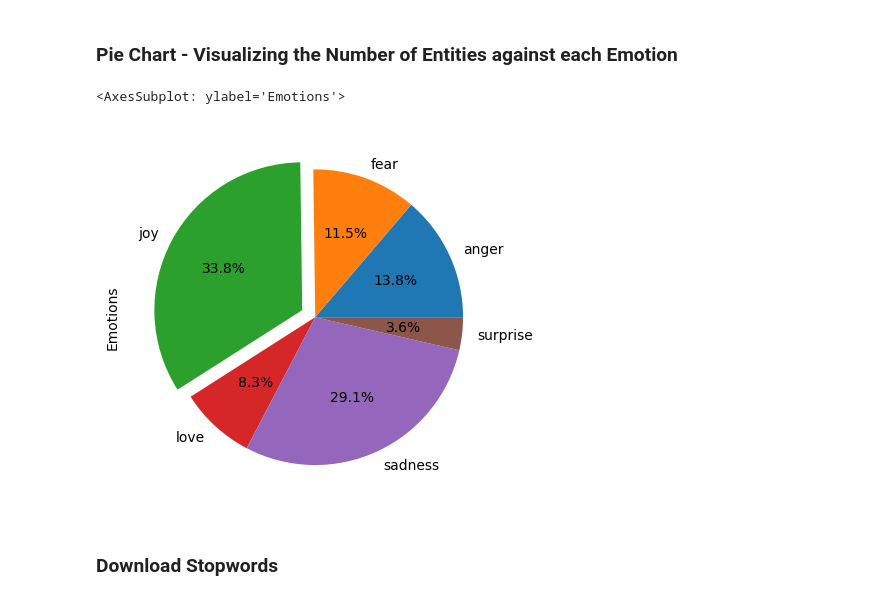
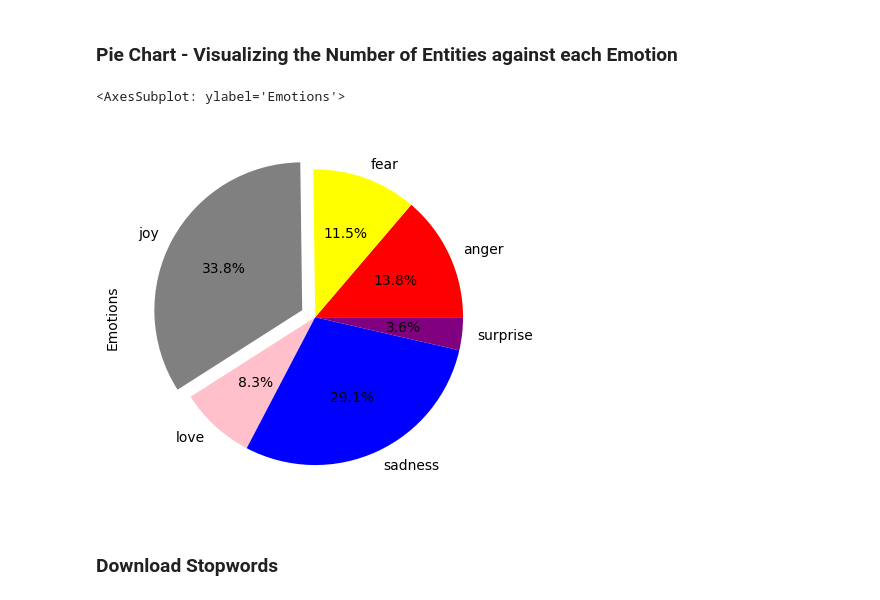
Before and after one commit to adan35/AiDreams, a Jupyter notebook: emotion_detector.ipynb, the cells around one changed output. Saved outputs shown, nothing was run; the diff lists cells and outputs as text; code cells hidden in the pictures.

```diff
--- a/emotion_detector.ipynb
+++ b/emotion_detector.ipynb
@@ -85,10 +85,11 @@ emotions_count.plot.bar(xlabel='Emotions', ylabel='Records', rot=0, color=col)
 # %%
 emotions_size = emotions_count = dataset.groupby(['emotions'])['emotions'].size()
 explode = (0, 0, 0.1, 0, 0, 0)
-emotions_size.plot(kind='pie', y = "v1", label = "Emotions", autopct='%1.1f%%', explode=explode)
+colors = ['red', 'yellow', 'grey', 'pink', 'blue', 'purple']
+emotions_size.plot(kind='pie', y = "v1", label = "Emotions", autopct='%1.1f%%', explode=explode, colors=colors)
 # %% [output]
 <AxesSubplot: ylabel='Emotions'>
-[figure, old version]
+[figure, new version]
 # %% [markdown]
 ### Download Stopwords
 # %%
```
Also changed, not shown: parts of 25 cells of this notebook.
